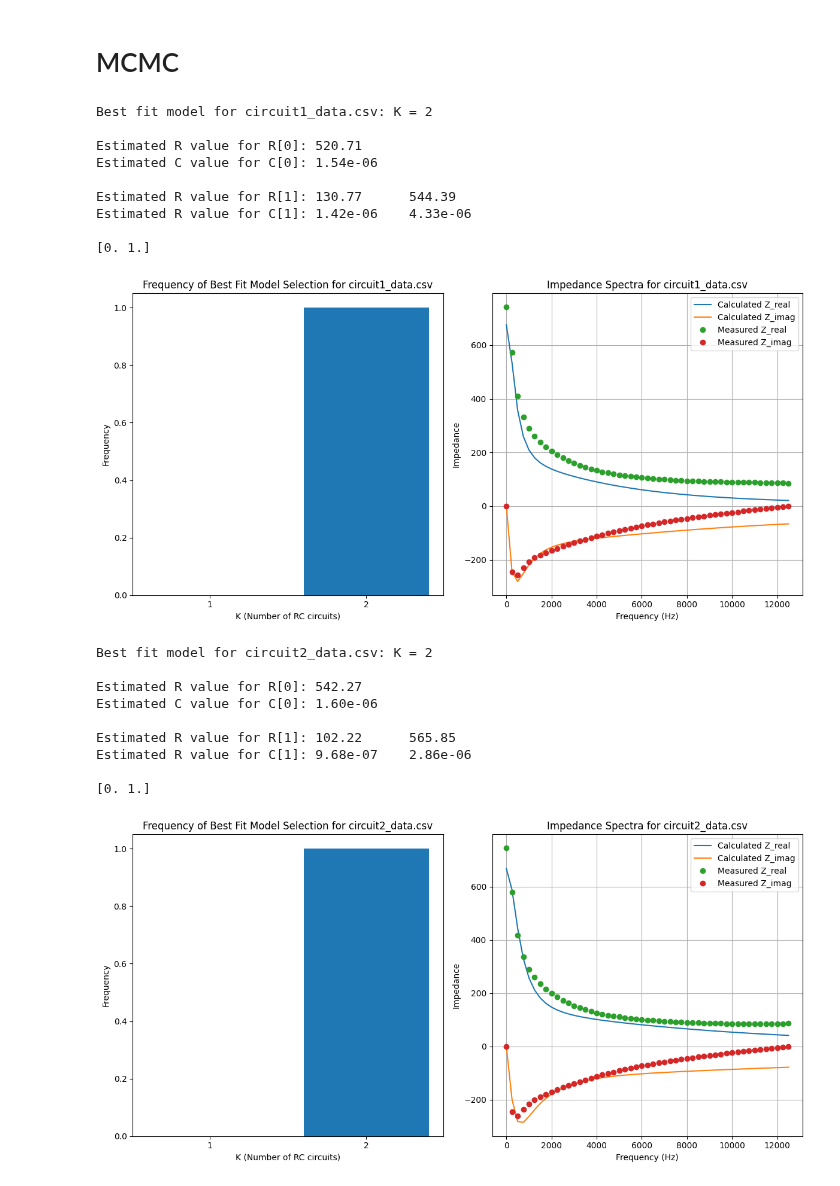
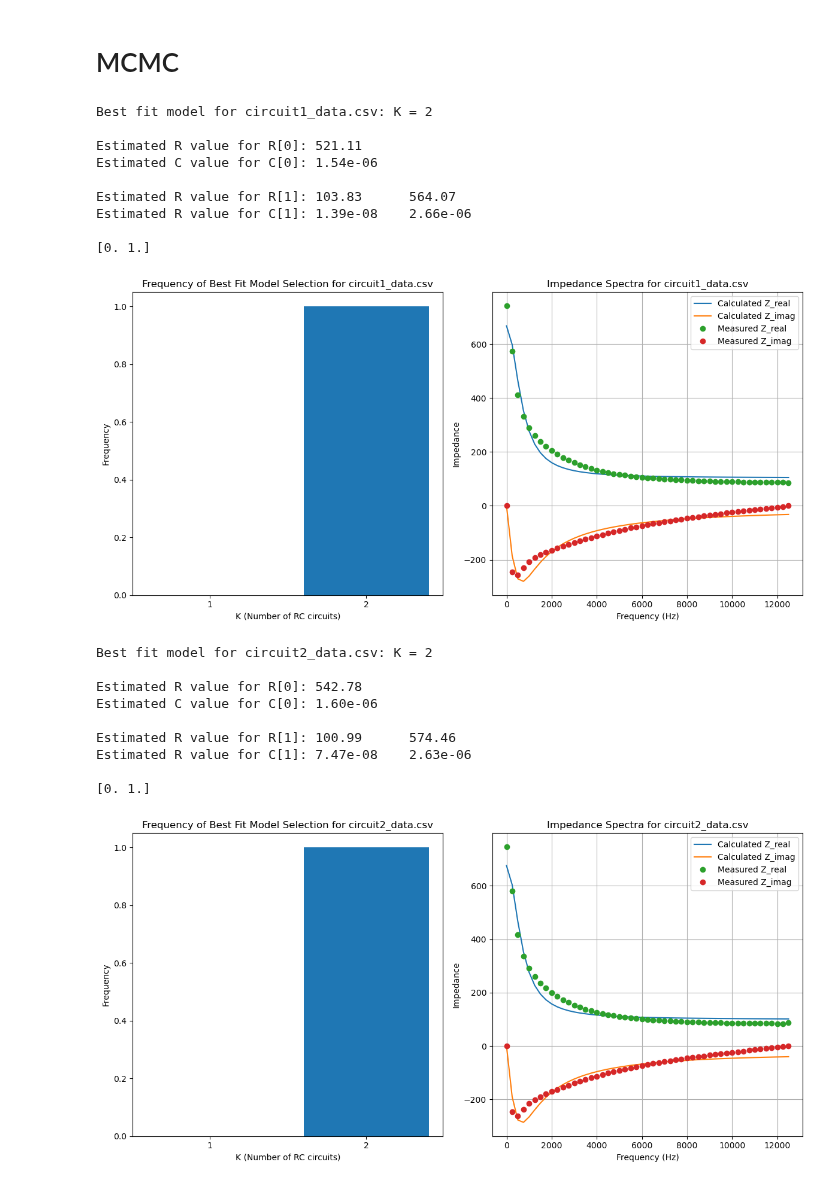
Before and after one commit to calvinbootsman/Data-Fusion-Architecture, a Jupyter notebook: Assignment 2.ipynb, the cells around one changed output. Drawn from its saved outputs; the diff is of its cells as text; code cells hidden in the pictures.

```diff
--- a/Assignment 2.ipynb
+++ b/Assignment 2.ipynb
@@ -381,8 +378,8 @@ for file in custom_data_files:
     K_max = 2
 
     K_n = np.zeros(K_max)
-    for i in tqdm(range(5), desc=f"Finding best fit model for {file}"):
-        best_model, wbic_values, R_samples, C_samples = find_best_fit_model(custom_frequencies, custom_Z_measured, sigma=10, n_iterations=20_000, K_max=K_max, burn_in=10_000)
+    for i in tqdm(range(50), desc=f"Finding best fit model for {file}"):
+        best_model, wbic_values, R_samples, C_samples = find_best_fit_model(custom_frequencies, custom_Z_measured, sigma=10, n_iterations=220_000, K_max=K_max, burn_in=150_000)
         K_n[best_model - 1] += 1
 
         R_samples_sorted, C_samples_sorted = sort_samples(R_samples, C_samples)
@@ -468,46 +465,46 @@ for file in custom_data_files:
     plt.title(f'Frequency of Best Fit Model Selection for {file}')
     plt.xticks(range(1, K_max + 1))  # Ensure only integer values are shown on x-axis
 
     # Plotting the impedance spectra
     plt.subplot(1, 2, 2)
     plt.plot(custom_frequencies, np.real(impedance_values), label='Calculated Z_real')
     plt.plot(custom_frequencies, np.imag(impedance_values), label='Calculated Z_imag')
     plt.plot(custom_frequencies, np.real(custom_Z_measured), 'o', label='Measured Z_real')
     plt.plot(custom_frequencies, np.imag(custom_Z_measured), 'o', label='Measured Z_imag')
     plt.xlabel('Frequency (Hz)')
     plt.ylabel('Impedance')
     plt.title(f'Impedance Spectra for {file}')
     plt.legend()
     plt.grid()
 
     plt.tight_layout()
     plt.show()
 
     # R_n_2 = [800, 5000]
 # C_n_2 = [500e-9, 1e-6]
 
 # R_n_1 = [1500,]
 # C_n_1 = [500e-9]
 # %% [output]
 Best fit model for circuit1_data.csv: K = 2
 
-Estimated R value for R[0]: 520.71
+Estimated R value for R[0]: 521.11
 Estimated C value for C[0]: 1.54e-06
 
-Estimated R value for R[1]: 130.77      544.39
-Estimated R value for C[1]: 1.42e-06    4.33e-06
+Estimated R value for R[1]: 103.83      564.07
+Estimated R value for C[1]: 1.39e-08    2.66e-06
 
 [0. 1.]
-[figure, old version]
+[figure, new version]
 Best fit model for circuit2_data.csv: K = 2
 
-Estimated R value for R[0]: 542.27
+Estimated R value for R[0]: 542.78
 Estimated C value for C[0]: 1.60e-06
 
-Estimated R value for R[1]: 102.22      565.85
-Estimated R value for C[1]: 9.68e-07    2.86e-06
+Estimated R value for R[1]: 100.99      574.46
+Estimated R value for C[1]: 7.47e-08    2.63e-06
 
 [0. 1.]
-[figure, old version]
+[figure, new version]
 Best fit model for generated_data_1.csv: K = 2
 
```
Also changed, not shown: parts of 3 cells of this notebook.
